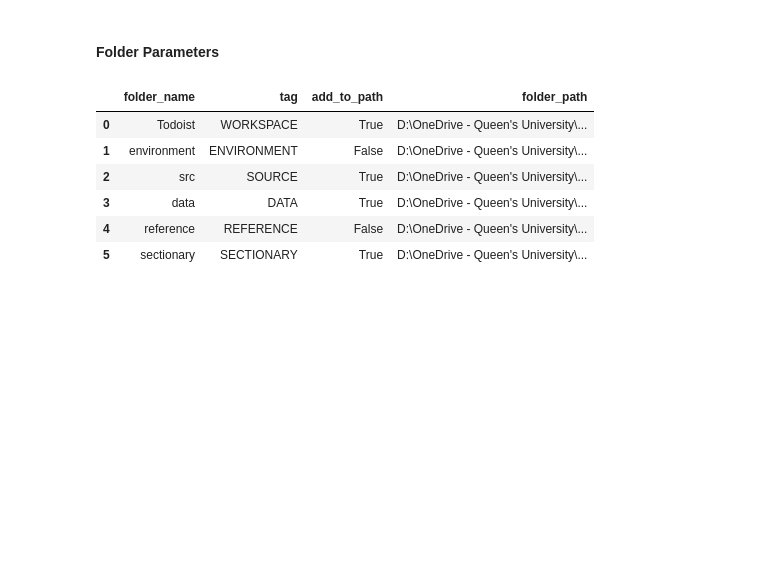
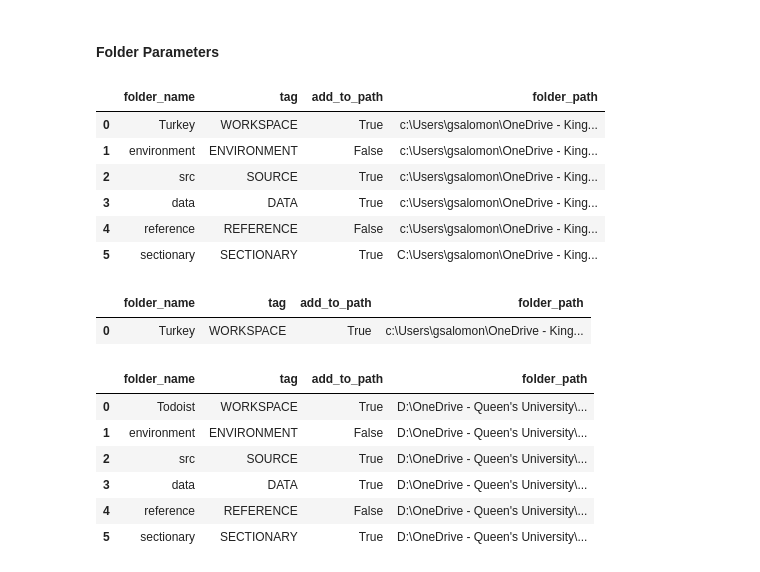
Before and after one commit to GregSal/Environment-Management, a Jupyter notebook: src/BuildEnvWork.ipynb, the cells around one changed output. Cells and saved outputs as stored; diff of their text form; code cells hidden in the pictures; blank space fills up the shorter version.

Commit message:
Merge branch 'master' of https://github.com/GregSal/Environment-Management

```diff
--- a/src/BuildEnvWork.ipynb
+++ b/src/BuildEnvWork.ipynb
@@ -368,7 +794,7 @@ install_jupyter = True
 # %% [markdown]
 ### Primary project path
 # %%
-project_folder = Path(r"D:\OneDrive - Queen's University\Python\Projects\ToDoIst Projects\Turkey")
+project_folder = Path.cwd()
 project_drive = project_folder.drive
 # %% [markdown]
 ### Additional package path
@@ -377,6 +803,8 @@ sectionary_path = project_folder / '..' / '..' / 'sectionary package' / 'src'
 sectionary_path = sectionary_path.resolve()
 # %% [markdown]
 #### Folder Parameters
+# %%
+new_env = 'Turkey'
 # %%
 folder_list = [FolderItem(new_env,       tag='WORKSPACE',                      folder_path=project_folder),
                FolderItem('environment', tag='ENVIRONMENT', add_to_path=False,   base_path=project_folder),
@@ -386,3 +814,18 @@ folder_list = [FolderItem(new_env,       tag='WORKSPACE',                      f
                FolderItem('sectionary',                                        folder_path=sectionary_path)]
 
 folders = pd.DataFrame(folder_list)
+# %%
+folders
+# %% [output]
+|  | folder_name | tag | add_to_path | folder_path |
+| 0 | Turkey | WORKSPACE | True | c:\Users\gsalomon\OneDrive - King... |
+| 1 | environment | ENVIRONMENT | False | c:\Users\gsalomon\OneDrive - King... |
+| 2 | src | SOURCE | True | c:\Users\gsalomon\OneDrive - King... |
+| 3 | data | DATA | True | c:\Users\gsalomon\OneDrive - King... |
+| 4 | reference | REFERENCE | False | c:\Users\gsalomon\OneDrive - King... |
+| 5 | sectionary | SECTIONARY | True | C:\Users\gsalomon\OneDrive - King... |
+# %%
+folders[folders.tag == 'WORKSPACE']
+# %% [output]
+|  | folder_name | tag | add_to_path | folder_path |
+| 0 | Turkey | WORKSPACE | True | c:\Users\gsalomon\OneDrive - King... |
```
Also changed, not shown: parts of 20 cells of this notebook.
